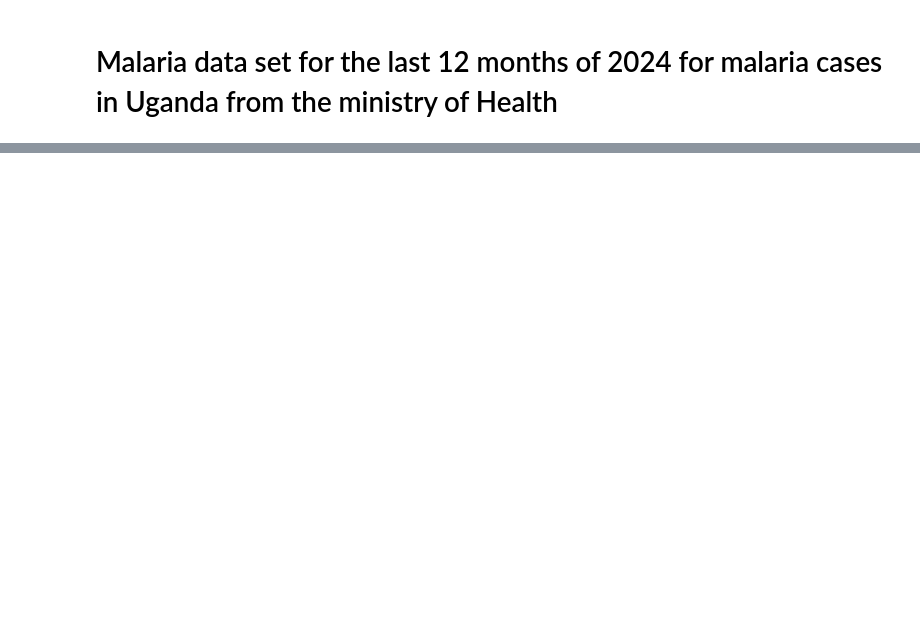
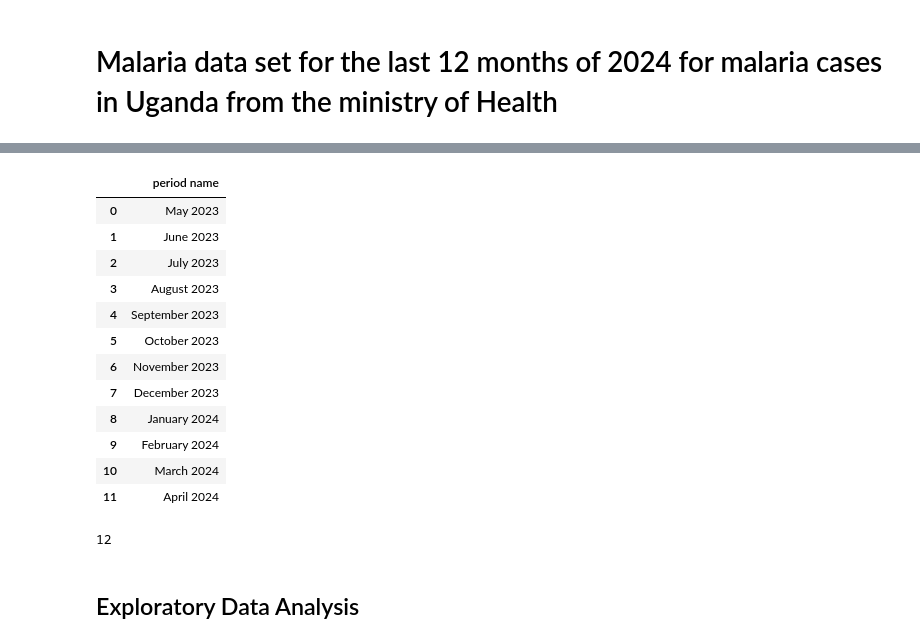
Before and after one commit to SsegawaAbdulkarim/Malaria_prediction, a Jupyter notebook: malaria_pred.ipynb, the cells around one changed output, grey strips where cells are left out. Drawn from its saved outputs; the diff is of its cells as text; code cells hidden in the pictures; blank space fills up the shorter version.

```diff
--- a/malaria_pred.ipynb
+++ b/malaria_pred.ipynb
@@ -13 +79,26 @@ df = read_excel('/Users/macbook/Documents/GITHUB/malaria/Malaria_prediction/data
+# %%
+# lets see if we have any categorical columns in the dataset
+object_cols = df.select_dtypes('object')
+object_cols
+# %% [output]
+|  | period name |
+| 0 | May 2023 |
+| 1 | June 2023 |
+| 2 | July 2023 |
+| 3 | August 2023 |
+| 4 | September 2023 |
+| 5 | October 2023 |
+| 6 | November 2023 |
+| 7 | December 2023 |
+| 8 | January 2024 |
+| 9 | February 2024 |
+| 10 | March 2024 |
+| 11 | April 2024 |
+# %%
+# how many unique values do we have in the categorical columns
+object_cols['period name'].nunique()
+# %% [output]
+12
+# %% [markdown]
+## Exploratory Data Analysis
 # %%
```
Also changed, not shown: parts of 14 cells of this notebook, 1 other file.
